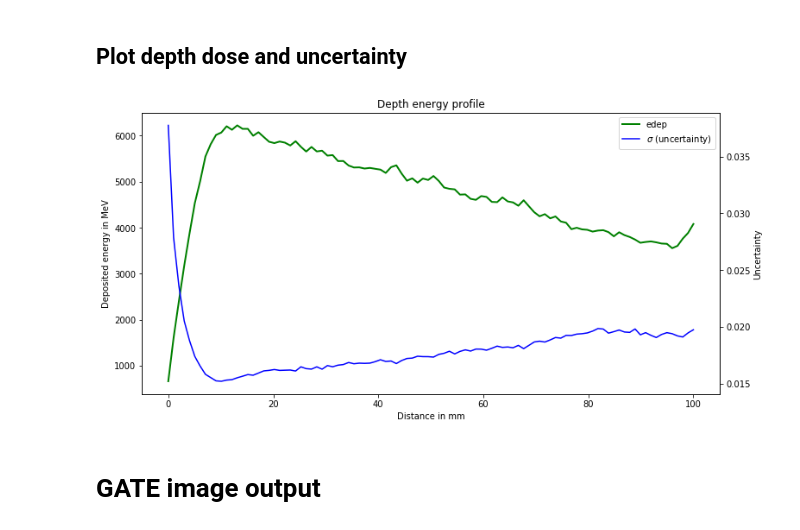
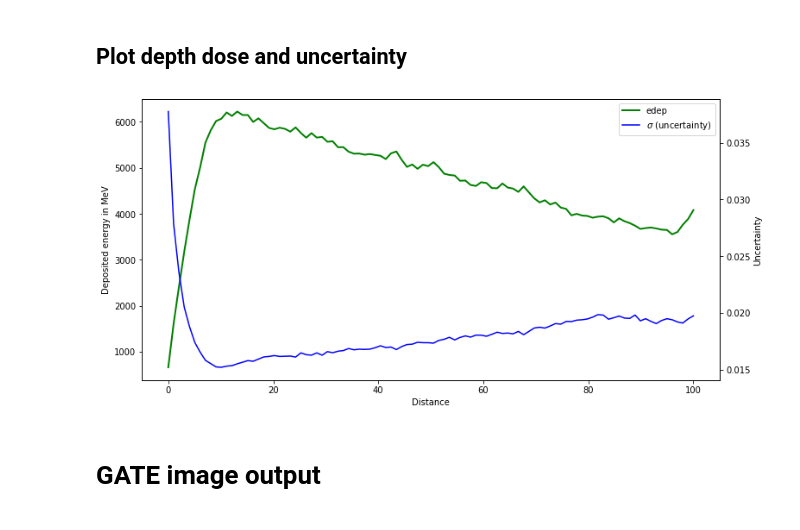
Before and after one commit to MCvin/Python_Gate, a Jupyter notebook: 3-Gate_Outputs/gate_outputs.ipynb, the cells around one changed output. Cells and saved outputs as stored; diff of their text form; code cells hidden in the pictures.

```diff
--- a/3-Gate_Outputs/gate_outputs.ipynb
+++ b/3-Gate_Outputs/gate_outputs.ipynb
@@ -44,32 +51,24 @@ d_uncert = np.loadtxt('Ex_Beam/output/1D-depth-Edep-Uncertainty.txt')
 # %%
 # Declare a single figure (one row, one column)
 fig, ax = plt.subplots(ncols=1, nrows=1, figsize=(12, 6), facecolor='w')
 
-# X values from 0 to n
-# n is the length of d_edep
-n = len(d_edep)
-x = np.linspace(0, n, n)
+# generate x for the plots
+x = np.linspace(0, len(d_edep), len(d_edep))
 
 # First curve, gamma depth in green
-y = d_edep
-c1 = ax.plot(x, y, 'g-', label='edep', linewidth=2)
+c1 = ax.plot(x, d_edep, 'g-', label='edep', linewidth=2)
 
-# Second curve, gamma uncertainty in blue, share the same x axis, but use a
-# different y axis
-y = d_uncert
+# Second curve, gamma uncertainty in blue, share the same x axis, but use a different y axis
 ax2 = ax.twinx()
-c2 = ax2.plot(x, y, 'b-', label='$\sigma$ (uncertainty)')
+c2 = ax2.plot(x, d_uncert, 'b-', label='$\sigma$ (uncertainty)')
 
 # Add the legend and the title
-lns = c1+c2
-labs = [l.get_label() for l in lns]
-ax.legend(lns, labs, loc=0)
-ax.set_title('Depth energy profile')
-ax.set_xlabel('Distance in mm')
+fig.legend(bbox_to_anchor=(1,1), bbox_transform=ax.transAxes)
+ax.set_xlabel('Distance')
 ax.set_ylabel('Deposited energy in MeV')
 f = ax2.set_ylabel('Uncertainty')
 # %% [output]
-[figure, old version]
+[figure, new version]
 # %% [markdown]
 # GATE image output
 # %% [markdown]
```
Also changed, not shown: parts of 11 cells of this notebook, 1 other file.
